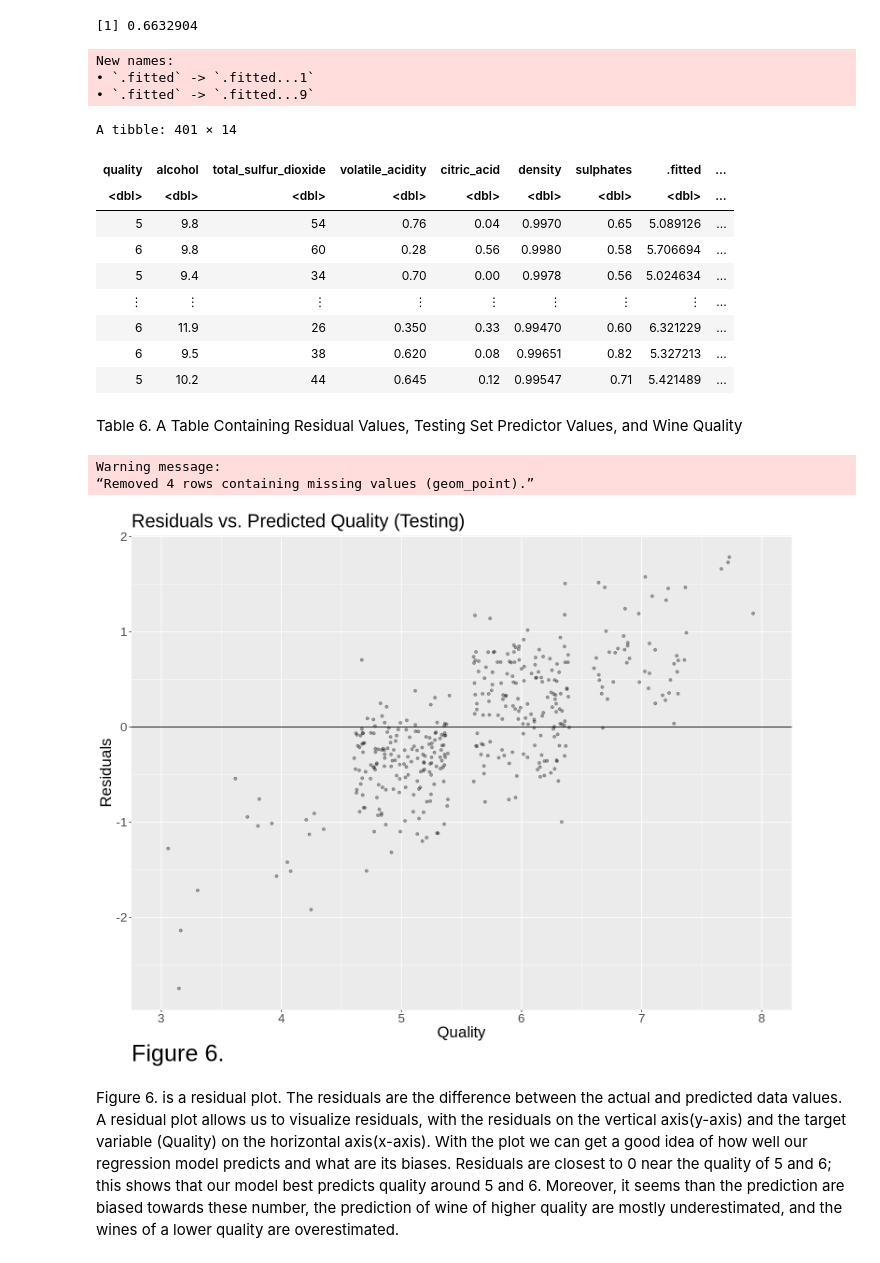
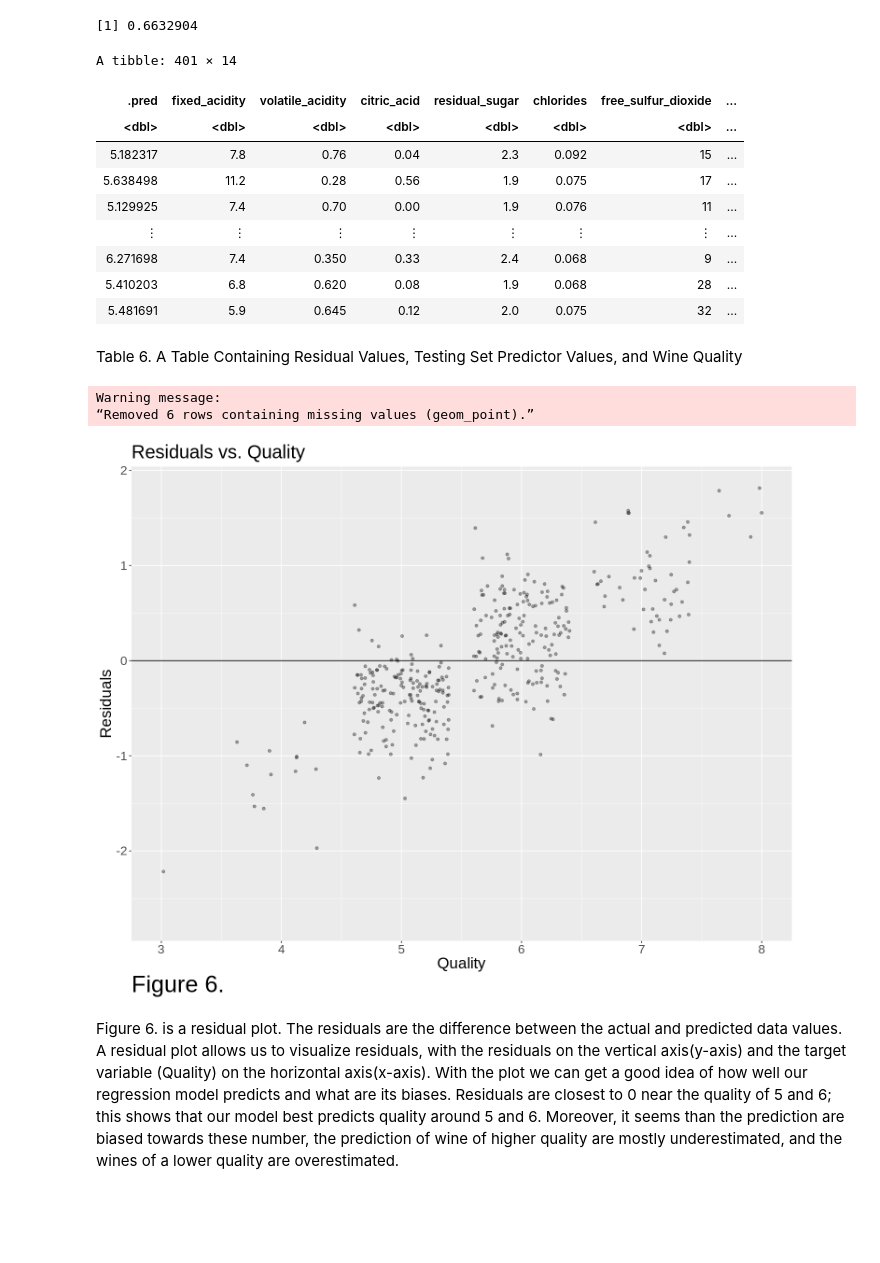
Before and after one commit to aleong2004/Wine-Quality-Prediction, a Jupyter notebook: Project.ipynb, the cells around one changed output. Cells and saved outputs as stored; diff of their text form; code cells hidden in the pictures; blank space fills up the shorter version.

Commit message:
changed the plot

```diff
--- a/Project.ipynb
+++ b/Project.ipynb
@@ -321,51 +321,40 @@ Coefficients:
              0.70654
 [1] 0.6632904
 # %%
-
-lm_model<- lm(quality ~ alcohol + total_sulfur_dioxide +
-                    volatile_acidity + citric_acid + density + sulphates, data = wine_testing)
-lm_residuals_augment<- augment(lm_model)
-lm_residuals_augment_rounded <- lm_residuals_augment |>
-                                    round() |>
-                                    select(.fitted) |>
-                                    bind_cols(lm_residuals_augment) |>
-                                    rename(.fitted_rounded = .fitted...1, .fitted = .fitted...9) |>
-                                    select(quality,alcohol,total_sulfur_dioxide,volatile_acidity,citric_acid,density,sulphates,.fitted,
-                                          .fitted_rounded, .resid,.hat, .sigma, .cooksd, .std.resid)
-
-lm_residuals_augment_rounded
+# CREATING A TIBBLE WITH A NEW COLUMN CALLED "RESIDUALS"
+lm_plot_prediction <- lm_fit |>
+         predict(wine_testing) |>
+         bind_cols(wine_testing) |>
+        mutate(residuals = quality - .pred)
+lm_plot_prediction
 # %% [output]
-New names:
-• `.fitted` -> `.fitted...1`
-• `.fitted` -> `.fitted...9`
+A tibble: 401 × 14
-A tibble: 401 × 14
-| quality | alcohol | total_sulfur_dioxide | volatile_acidity | citric_acid | density | sulphates | .fitted | ... |
-| <dbl> | <dbl> | <dbl> | <dbl> | <dbl> | <dbl> | <dbl> | <dbl> | ... |
-| 5 | 9.8 | 54 | 0.76 | 0.04 | 0.9970 | 0.65 | 5.089126 | ... |
-| 6 | 9.8 | 60 | 0.28 | 0.56 | 0.9980 | 0.58 | 5.706694 | ... |
-| 5 | 9.4 | 34 | 0.70 | 0.00 | 0.9978 | 0.56 | 5.024634 | ... |
-| ⋮ | ⋮ | ⋮ | ⋮ | ⋮ | ⋮ | ⋮ | ⋮ | ... |
-| 6 | 11.9 | 26 | 0.350 | 0.33 | 0.99470 | 0.60 | 6.321229 | ... |
-| 6 | 9.5 | 38 | 0.620 | 0.08 | 0.99651 | 0.82 | 5.327213 | ... |
-| 5 | 10.2 | 44 | 0.645 | 0.12 | 0.99547 | 0.71 | 5.421489 | ... |
+| .pred | fixed_acidity | volatile_acidity | citric_acid | residual_sugar | chlorides | free_sulfur_dioxide | ... |
+| <dbl> | <dbl> | <dbl> | <dbl> | <dbl> | <dbl> | <dbl> | ... |
+| 5.182317 | 7.8 | 0.76 | 0.04 | 2.3 | 0.092 | 15 | ... |
+| 5.638498 | 11.2 | 0.28 | 0.56 | 1.9 | 0.075 | 17 | ... |
+| 5.129925 | 7.4 | 0.70 | 0.00 | 1.9 | 0.076 | 11 | ... |
+| ⋮ | ⋮ | ⋮ | ⋮ | ⋮ | ⋮ | ⋮ | ... |
+| 6.271698 | 7.4 | 0.350 | 0.33 | 2.4 | 0.068 | 9 | ... |
+| 5.410203 | 6.8 | 0.620 | 0.08 | 1.9 | 0.068 | 28 | ... |
+| 5.481691 | 5.9 | 0.645 | 0.12 | 2.0 | 0.075 | 32 | ... |
 # %% [markdown]
 Table 6. A Table Containing Residual Values, Testing Set Predictor Values, and Wine Quality
 # %%
 # PLOTTING A RESIDUAL PLOT TO VISUALISE THE DISTRIBUTION OF RESIDUALS WITH RESPECT TO QUALITY.
 options(repr.plot.width = 12.5, repr.plot.height = 10)
-lm_residual_plot_testing<-ggplot(lm_residuals_augment_rounded, aes(x =quality, y = .resid )) +
+lm_residual_plot <- lm_plot_prediction |> ggplot( aes(x =quality, y = residuals )) +
                     geom_point(alpha = 0.35,  position = "jitter") +geom_hline(yintercept= 0)+
                 labs(x = "Quality", y= "Residuals", title = "Residuals vs. Quality", caption = "Figure 6.")+
                     theme(text = element_text(size = 20),
           plot.caption = element_text(size = 30, hjust = 0))+
                 scale_x_continuous(breaks = c(2,3,4,5,6,7,8), lim = c(3,8))
 # %%
-
-lm_residual_plot_testing
+lm_residual_plot
 # %% [output]
 Warning message:
-“Removed 4 rows containing missing values (geom_point).”
+“Removed 6 rows containing missing values (geom_point).”
-[figure, old version]
+[figure, new version]
 # %% [markdown]
 Figure 6. is a residual plot. The residuals are the difference between the actual and predicted data values. A residual plot allows us to visualize residuals, with the residuals on the vertical axis(y-axis) and the target variable (Quality) on the horizontal axis(x-axis). With the plot we can get a good idea of how well our regression model predicts and what are its biases. Residuals are closest to 0 near the quality of 5 and 6; this shows that our model best predicts quality around 5 and 6. Moreover, it seems than the prediction are biased towards these number, the prediction of wine of higher quality are mostly underestimated, and the wines of a lower quality are overestimated.
 # %% [markdown]
```
Also changed, not shown: parts of 2 cells of this notebook.
